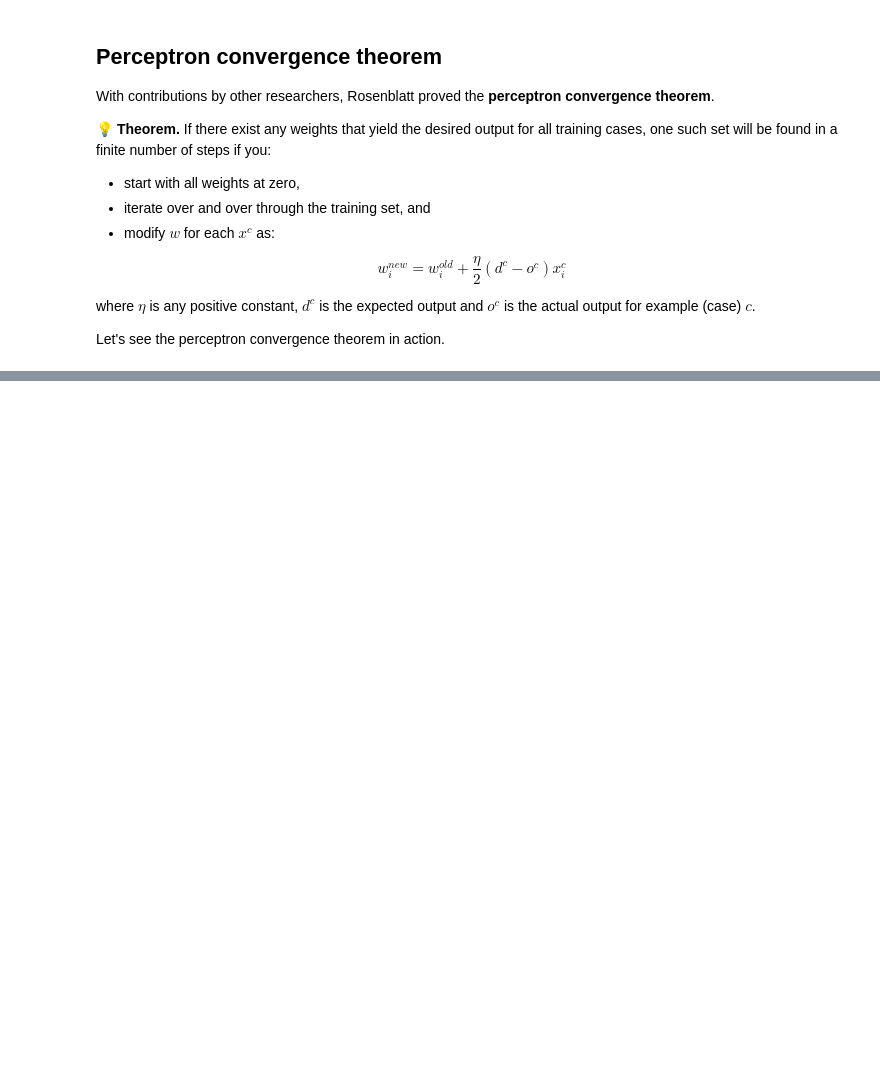
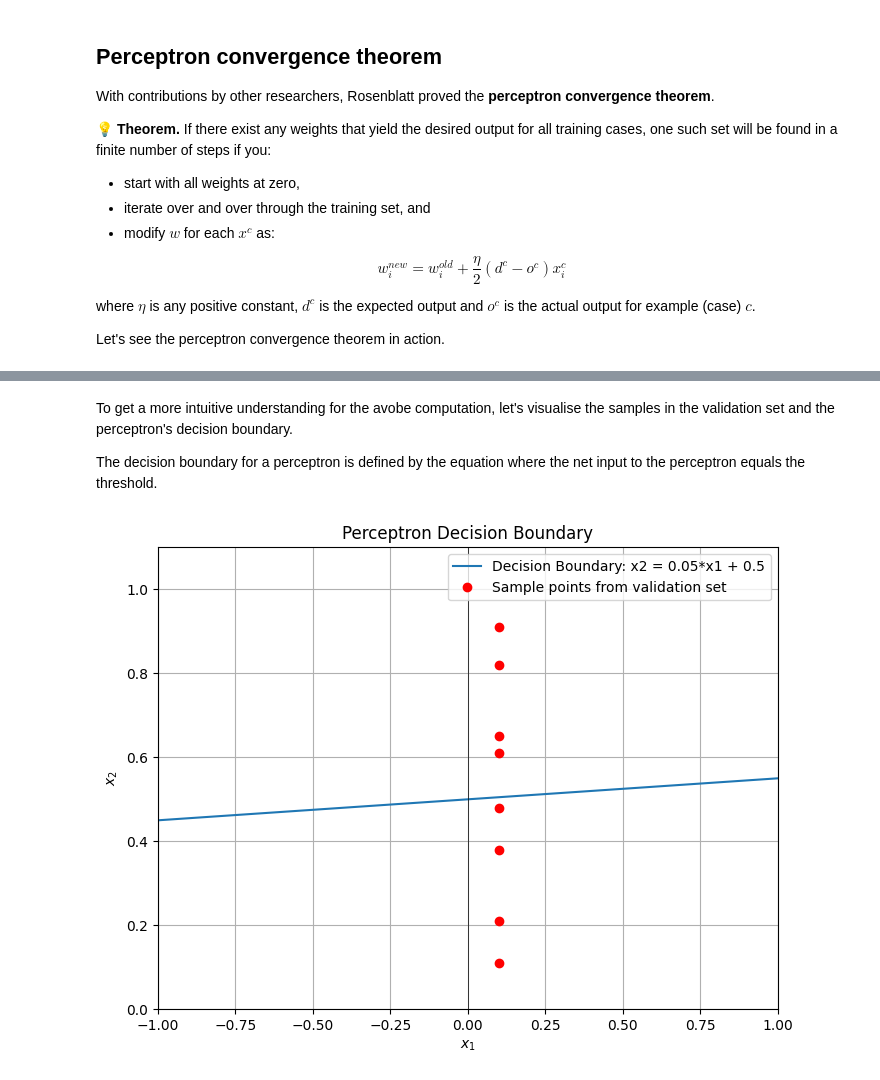
Before and after one commit to duplys/perceptron, a Jupyter notebook: notebooks/perceptron.ipynb, the cells around one changed output, grey strips where cells are left out. Drawn from its saved outputs; the diff is of its cells as text; code cells hidden in the pictures; blank space fills up the shorter version.

Commit message:
Fix perceptron and add visualisation

```diff
--- a/notebooks/perceptron.ipynb
+++ b/notebooks/perceptron.ipynb
@@ -227,3 +231,49 @@ Validation sample 4: tensor([0.1000, 0.2100, 1.0000]), d: 0.0, o: 0.0
 Validation sample 5: tensor([0.1000, 0.3800, 1.0000]), d: 0.0, o: 0.0
 Validation sample 6: tensor([0.1000, 0.4800, 1.0000]), d: 0.0, o: 0.0
 Validation sample 7: tensor([0.1000, 0.6500, 1.0000]), d: 1.0, o: 1.0
+# %% [markdown]
+To get a more intuitive understanding for the avobe computation, let's visualise the samples in the validation set and the perceptron's decision boundary.
+
+The decision boundary for a perceptron is defined by the equation where the net input to the perceptron equals the threshold.
+# %%
+import matplotlib.pyplot as plt
+import numpy as np
+
+# Validation data set
+p1, p2 = [], []
+
+for e in x:
+    p1.append(e[0])
+    p2.append(e[1])
+
+
+# Define the range of x1
+x1 = np.linspace(-1, 1, 40)
+
+# Calculate x2 using the line equation
+x2 = (1/20) * x1 + 0.5
+
+# Plotting
+plt.figure(figsize=(8, 6))
+plt.plot(x1, x2, label=f"Decision Boundary: x2 = 0.05*x1 + 0.5")
+plt.plot(p1, p2, 'ro', label='Sample points from validation set')
+
+plt.xlim(-1, 1)
+plt.ylim(0.0, 1.1)
+
+# Optionally, add some sample points
+#plt.scatter([1, 2, 3, -1, -2, -4], [3, -2, 1, 0, -3, 2], c=['blue']*3 + ['green']*3, label='Sample Points')
+
+# Add labels and legend
+plt.xlabel('$x_1$')
+plt.ylabel('$x_2$')
+plt.title('Perceptron Decision Boundary')
+plt.axhline(0, color='black',linewidth=0.5)
+plt.axvline(0, color='black',linewidth=0.5)
+plt.grid(True)
+plt.legend()
+
+# Show the plot
+plt.show()
+# %% [output]
+[figure, added]
```
Also changed, not shown: parts of 2 cells of this notebook.
